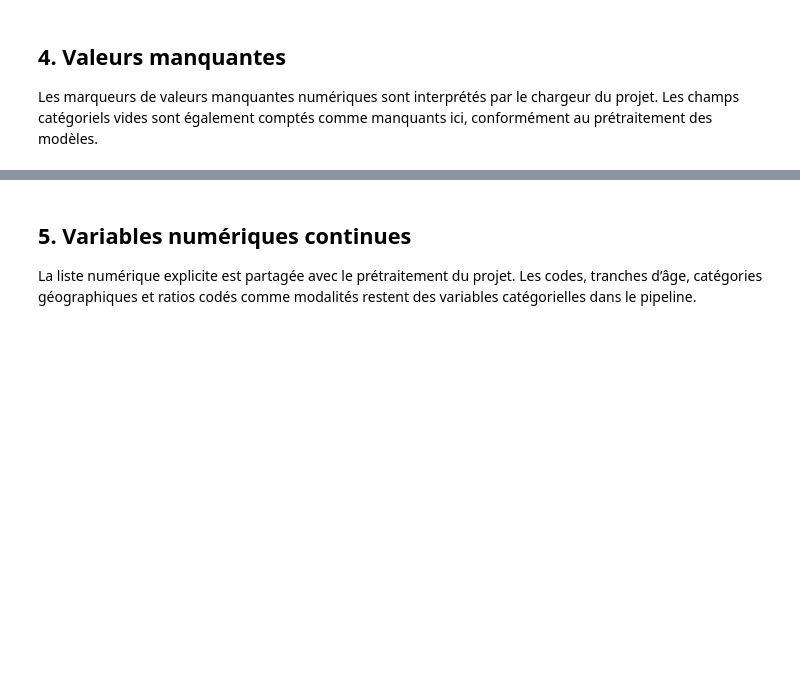
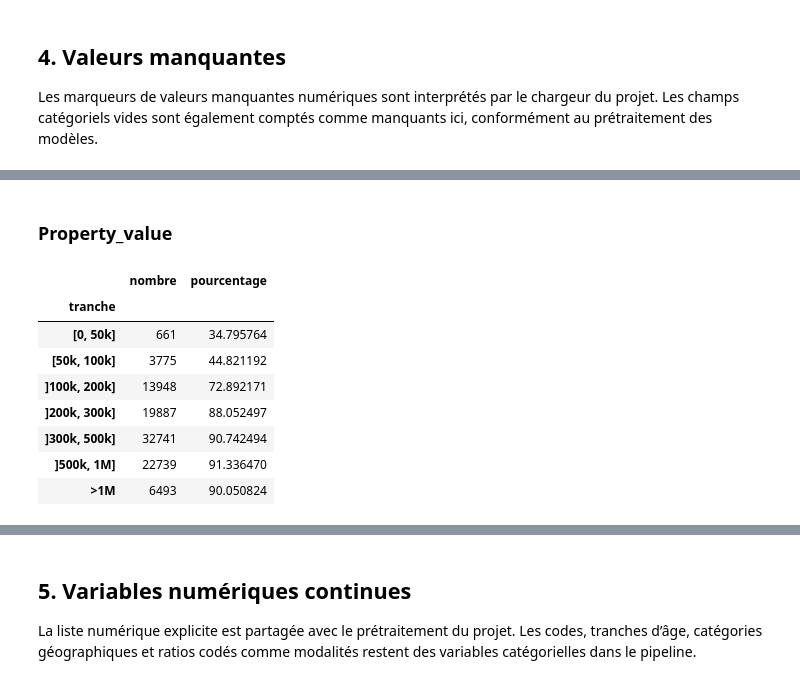
Before and after one commit to MaximeClere/App_sup_M2, a Jupyter notebook: notebooks/exploration_donnees.ipynb, the cells around one changed output, grey strips where cells are left out. Cells and saved outputs as stored; diff of their text form; code cells hidden in the pictures; blank space fills up the shorter version.

```diff
--- a/notebooks/exploration_donnees.ipynb
+++ b/notebooks/exploration_donnees.ipynb
@@ -149,0 +279,46 @@ else:
+# %% [markdown]
+### Property_value
+# %%
+bins = [0, 50_000, 100_000, 200_000, 300_000, 500_000, 1_000_000, np.inf]
+
+labels = [
+    "[0, 50k]",
+    "[50k, 100k]",
+    "]100k, 200k]",
+    "]200k, 300k]",
+    "]300k, 500k]",
+    "]500k, 1M]",
+    ">1M",
+]
+
+df = pd.DataFrame({
+    "property_value": X["property_value"],
+    "target": y
+})
+
+df["tranche"] = pd.cut(
+    df["property_value"],
+    bins=bins,
+    labels=labels,
+    include_lowest=True
+)
+
+summary = (
+    df.groupby("tranche", observed=False)["target"]
+    .agg(nombre="size", taux_positif="mean")
+)
+
+summary["pourcentage"] = 100 * summary["taux_positif"]
+summary = summary.drop(columns="taux_positif")
+
+display(summary)
+# %% [output]
+|  | nombre | pourcentage |
+| tranche |  |  |
+| [0, 50k] | 661 | 34.795764 |
+| [50k, 100k] | 3775 | 44.821192 |
+| ]100k, 200k] | 13948 | 72.892171 |
+| ]200k, 300k] | 19887 | 88.052497 |
+| ]300k, 500k] | 32741 | 90.742494 |
+| ]500k, 1M] | 22739 | 91.336470 |
+| >1M | 6493 | 90.050824 |
```
Also changed, not shown: parts of 12 cells of this notebook, 16 other files.
